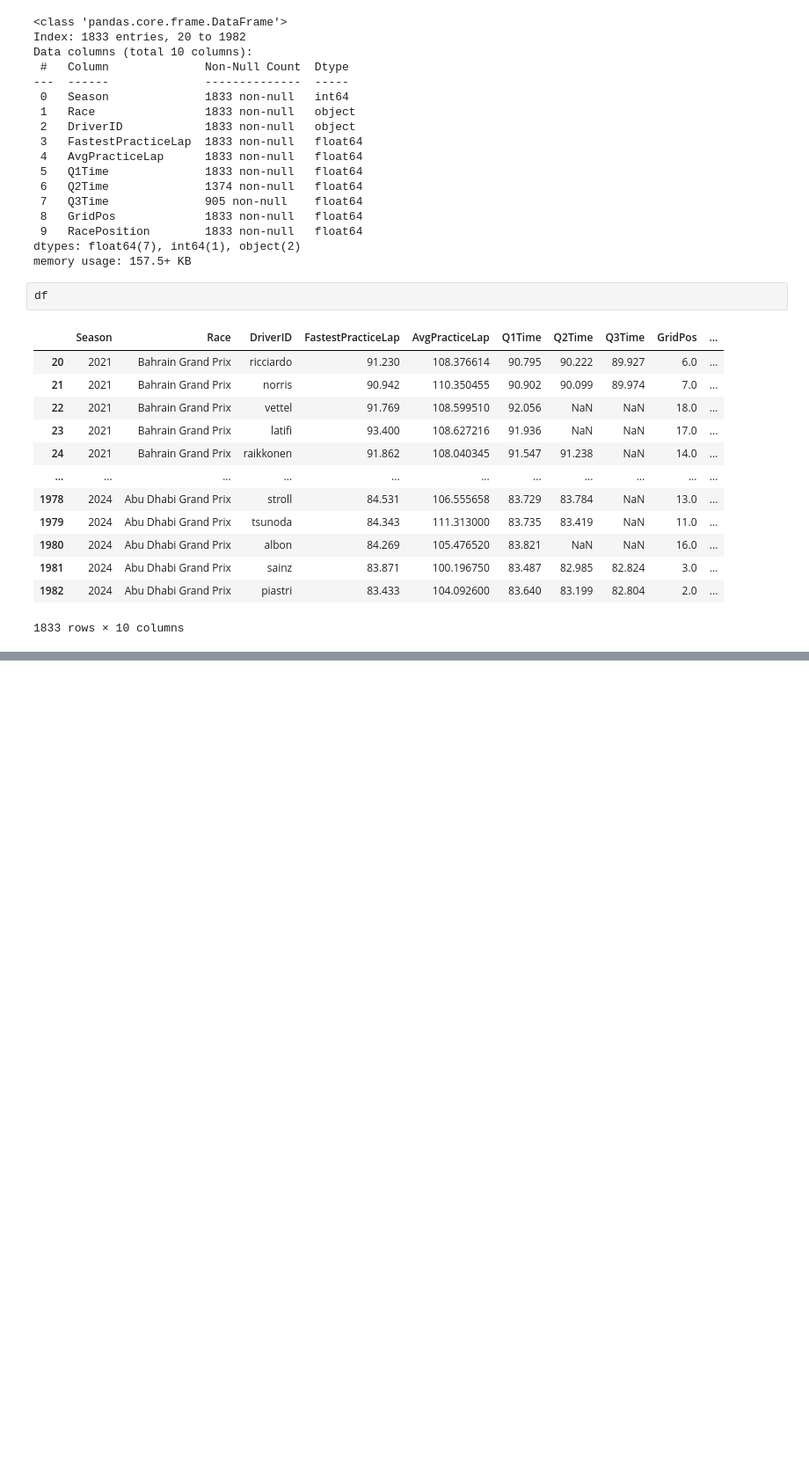
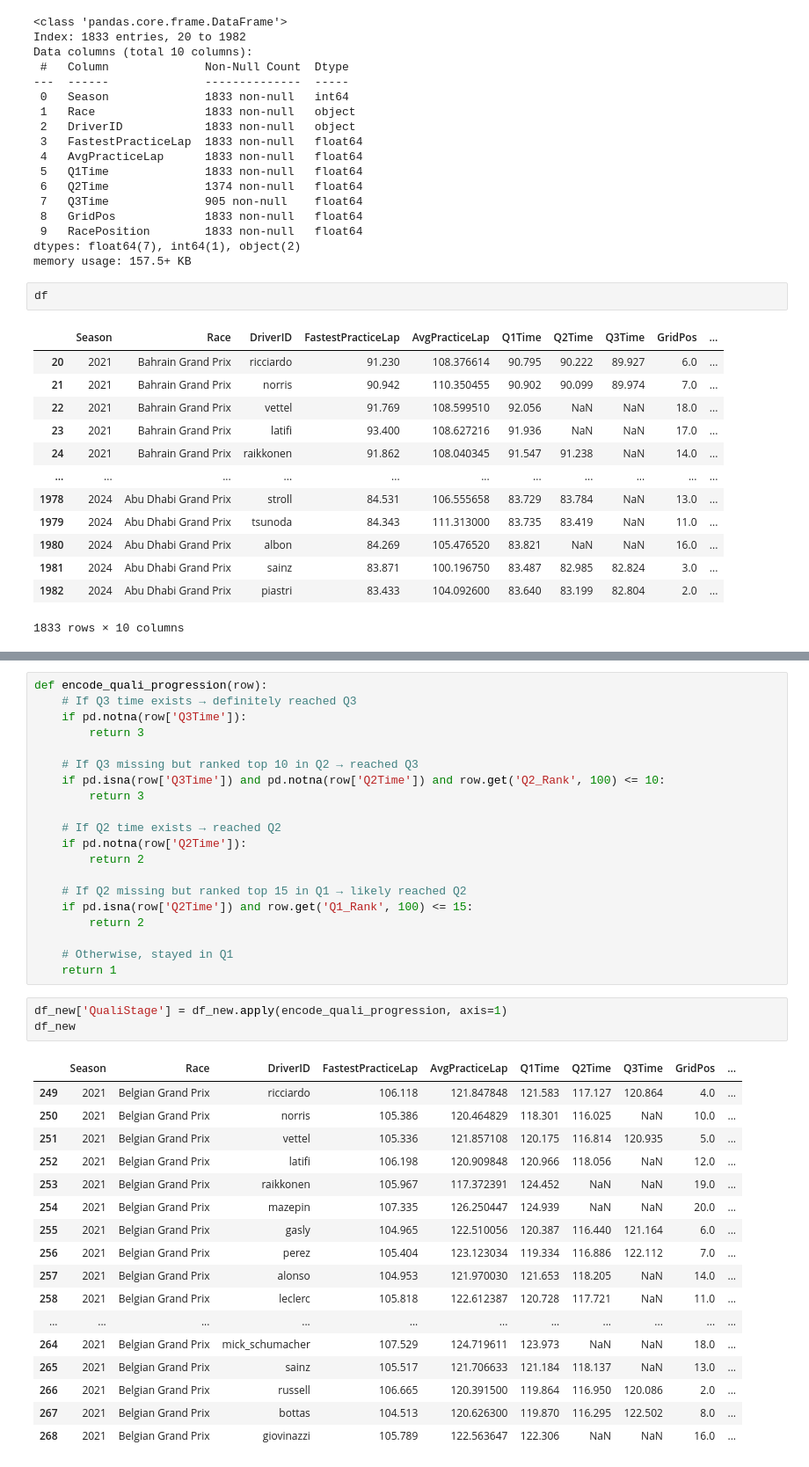
Before and after one commit to umarsajjad1992/F1-Race-Win-Predictor, a Jupyter notebook: F1 Race Win Predictor.ipynb, the cells around one changed output, grey strips where cells are left out. Shown at 88% size. Drawn from its saved outputs; the diff is of its cells as text; blank space fills up the shorter version.

```diff
--- a/F1 Race Win Predictor.ipynb
+++ b/F1 Race Win Predictor.ipynb
@@ -838,0 +927,41 @@ df
+# %%
+def encode_quali_progression(row):
+    # If Q3 time exists → definitely reached Q3
+    if pd.notna(row['Q3Time']):
+        return 3
+
+    # If Q3 missing but ranked top 10 in Q2 → reached Q3
+    if pd.isna(row['Q3Time']) and pd.notna(row['Q2Time']) and row.get('Q2_Rank', 100) <= 10:
+        return 3
+
+    # If Q2 time exists → reached Q2
+    if pd.notna(row['Q2Time']):
+        return 2
+
+    # If Q2 missing but ranked top 15 in Q1 → likely reached Q2
+    if pd.isna(row['Q2Time']) and row.get('Q1_Rank', 100) <= 15:
+        return 2
+
+    # Otherwise, stayed in Q1
+    return 1
+# %%
+df_new['QualiStage'] = df_new.apply(encode_quali_progression, axis=1)
+df_new
+# %% [output]
+|  | Season | Race | DriverID | FastestPracticeLap | AvgPracticeLap | Q1Time | Q2Time | Q3Time | GridPos | ... |
+| 249 | 2021 | Belgian Grand Prix | ricciardo | 106.118 | 121.847848 | 121.583 | 117.127 | 120.864 | 4.0 | ... |
+| 250 | 2021 | Belgian Grand Prix | norris | 105.386 | 120.464829 | 118.301 | 116.025 | NaN | 10.0 | ... |
+| 251 | 2021 | Belgian Grand Prix | vettel | 105.336 | 121.857108 | 120.175 | 116.814 | 120.935 | 5.0 | ... |
+| 252 | 2021 | Belgian Grand Prix | latifi | 106.198 | 120.909848 | 120.966 | 118.056 | NaN | 12.0 | ... |
+| 253 | 2021 | Belgian Grand Prix | raikkonen | 105.967 | 117.372391 | 124.452 | NaN | NaN | 19.0 | ... |
+| 254 | 2021 | Belgian Grand Prix | mazepin | 107.335 | 126.250447 | 124.939 | NaN | NaN | 20.0 | ... |
+| 255 | 2021 | Belgian Grand Prix | gasly | 104.965 | 122.510056 | 120.387 | 116.440 | 121.164 | 6.0 | ... |
+| 256 | 2021 | Belgian Grand Prix | perez | 105.404 | 123.123034 | 119.334 | 116.886 | 122.112 | 7.0 | ... |
+| 257 | 2021 | Belgian Grand Prix | alonso | 104.953 | 121.970030 | 121.653 | 118.205 | NaN | 14.0 | ... |
+| 258 | 2021 | Belgian Grand Prix | leclerc | 105.818 | 122.612387 | 120.728 | 117.721 | NaN | 11.0 | ... |
+| ... | ... | ... | ... | ... | ... | ... | ... | ... | ... | ... |
+| 264 | 2021 | Belgian Grand Prix | mick_schumacher | 107.529 | 124.719611 | 123.973 | NaN | NaN | 18.0 | ... |
+| 265 | 2021 | Belgian Grand Prix | sainz | 105.517 | 121.706633 | 121.184 | 118.137 | NaN | 13.0 | ... |
+| 266 | 2021 | Belgian Grand Prix | russell | 106.665 | 120.391500 | 119.864 | 116.950 | 120.086 | 2.0 | ... |
+| 267 | 2021 | Belgian Grand Prix | bottas | 104.513 | 120.626300 | 119.870 | 116.295 | 122.502 | 8.0 | ... |
+| 268 | 2021 | Belgian Grand Prix | giovinazzi | 105.789 | 122.563647 | 122.306 | NaN | NaN | 16.0 | ... |
```
Also changed, not shown: parts of 11 cells of this notebook.
